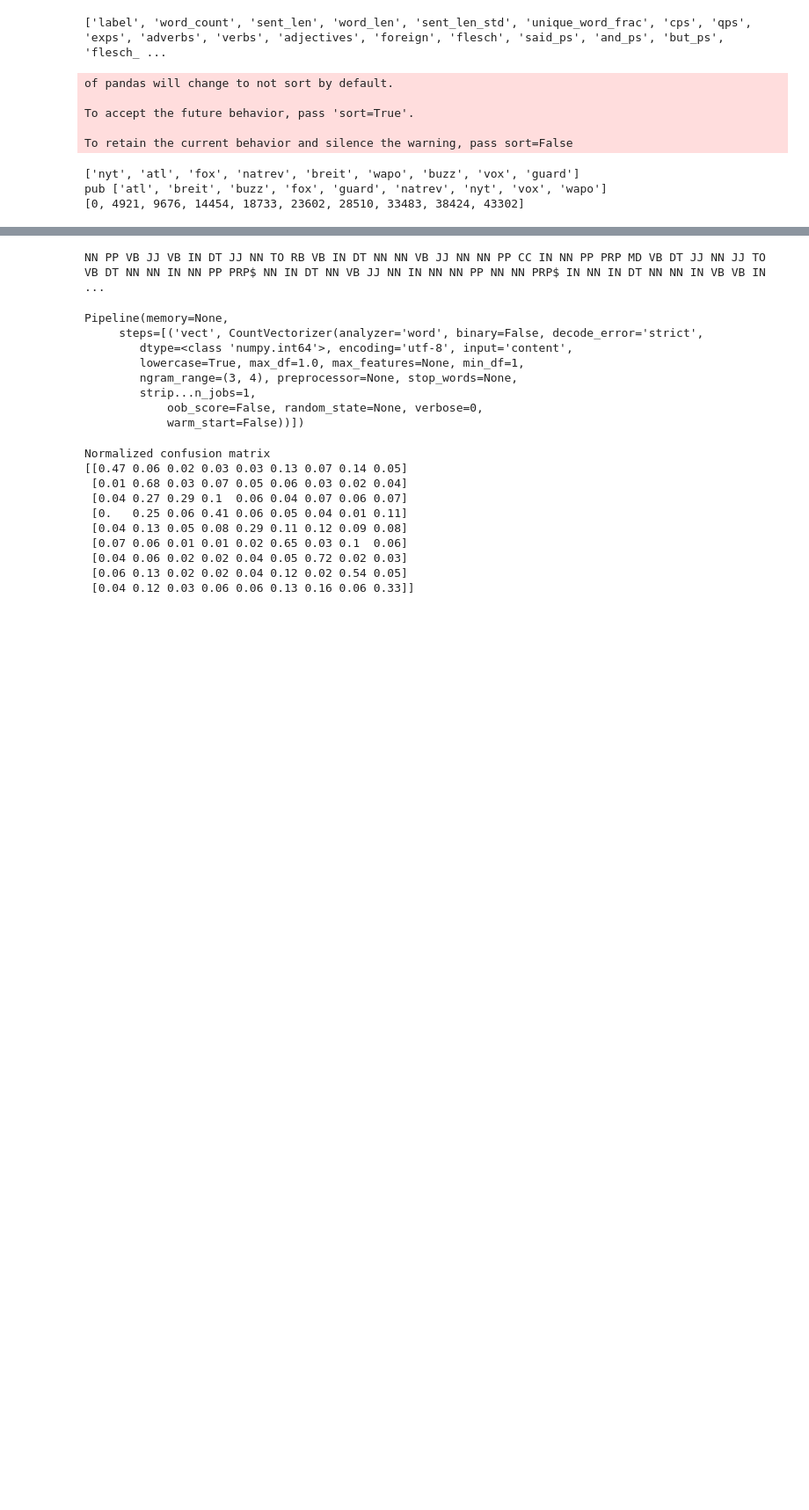
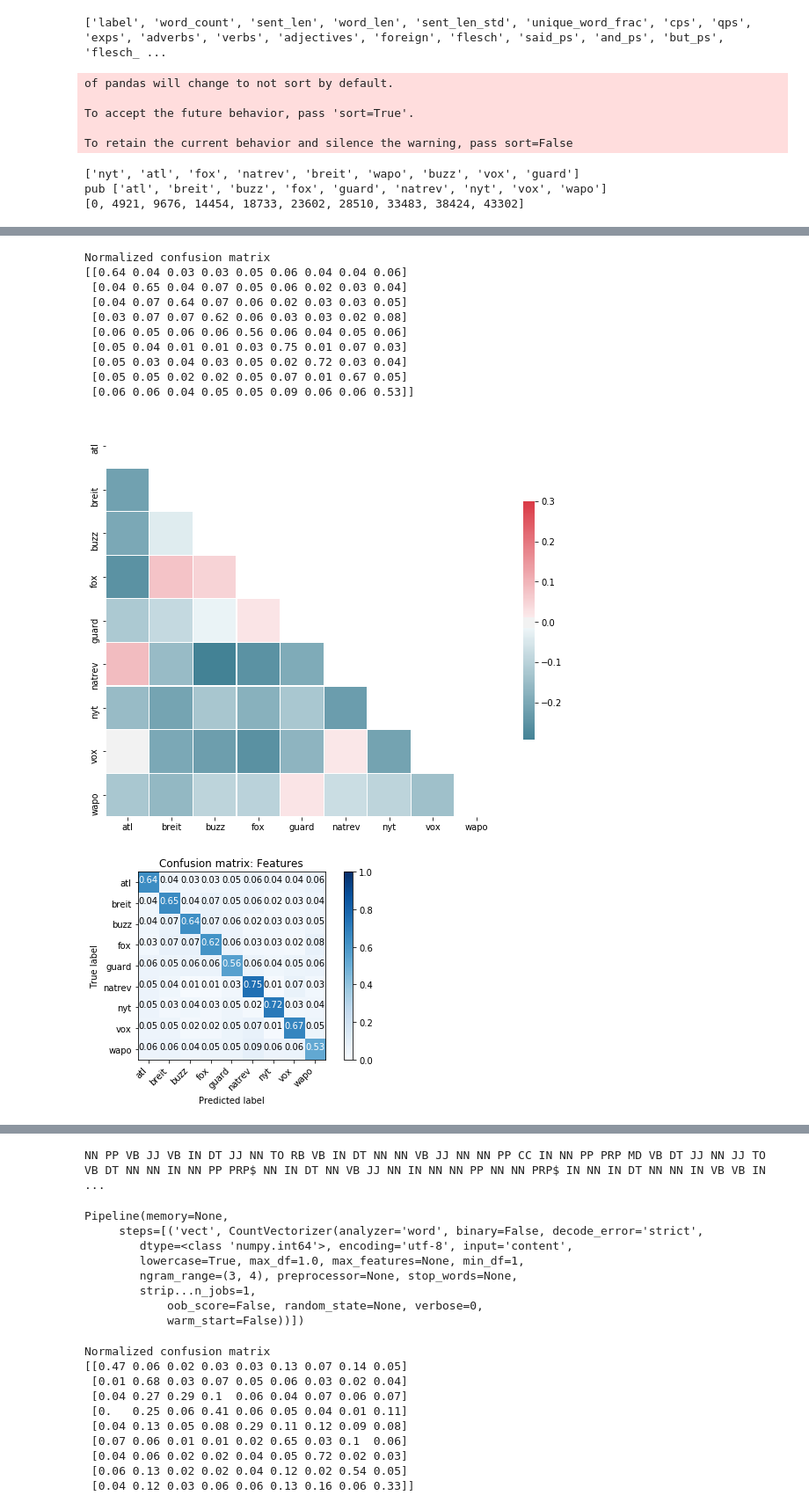
Before and after one commit to jwymbs23/insight, a Jupyter notebook: classify.ipynb, the cells around one changed output, grey strips where cells are left out. Shown: that part at 88% size. Drawn from its saved outputs; the diff is of its cells as text; code cells hidden in the pictures; blank space fills up the shorter version.

Commit message:
prediction probabilities, messed with website

```diff
--- a/classify.ipynb
+++ b/classify.ipynb
@@ -325,0 +365,3 @@ y_stats_pred = stats_pipeline.predict(X_stats_test)
+# %%
+y_stats_pred_prob = stats_pipeline.predict_proba(X_stats_test)
+print(y_stats_pred_prob)
@@ -326 +376,38 @@ y_stats_pred = stats_pipeline.predict(X_stats_test)
+# %%
+#top_one = y_stats_pred_prob[np.where( np.argmax(y_stats_pred_prob) == 2 )]#, interpolation = None)
+#top_one = [i for i in y_stats_pred_prob if np.argmax(i) == 0]
+#print(top_one)
+#plt.imshow(top_one[:30], interpolation = None)
+
+corr = pd.DataFrame({pub_names[i]: (y_stats_pred_prob[:,i]) for i in range(len(pub_names))}).corr()
+
+mask = np.zeros_like(corr, dtype=np.bool)
+mask[np.triu_indices_from(mask)] = True
+
+cmap = sns.diverging_palette(220, 10, as_cmap=True)
+plt.figure(figsize=(10,10))
+# Draw the heatmap with the mask and correct aspect ratio
+sns.heatmap(corr,cmap=cmap, center=0, mask = mask, vmax=.3,
+            square=True, linewidths=.3, cbar_kws={"shrink": .5})
+
+
+#for i in range(9):
+#    for j in range(i+1,9):
+#        plt.title(str(i) + ' ' + str(j))
+#        plt.scatter((y_stats_pred_prob[:,i]), (y_stats_pred_prob[:,j]))
+#        plt.show()
+score_model_top_two(y_test, y_stats_pred_prob, pub_names, 'Features')
+# %% [output]
+Normalized confusion matrix
+[[0.64 0.04 0.03 0.03 0.05 0.06 0.04 0.04 0.06]
+ [0.04 0.65 0.04 0.07 0.05 0.06 0.02 0.03 0.04]
+ [0.04 0.07 0.64 0.07 0.06 0.02 0.03 0.03 0.05]
+ [0.03 0.07 0.07 0.62 0.06 0.03 0.03 0.02 0.08]
+ [0.06 0.05 0.06 0.06 0.56 0.06 0.04 0.05 0.06]
+ [0.05 0.04 0.01 0.01 0.03 0.75 0.01 0.07 0.03]
+ [0.05 0.03 0.04 0.03 0.05 0.02 0.72 0.03 0.04]
+ [0.05 0.05 0.02 0.02 0.05 0.07 0.01 0.67 0.05]
+ [0.06 0.06 0.04 0.05 0.05 0.09 0.06 0.06 0.53]]
+[figure, added]
+[figure, added]
 # %%
```
Also changed, not shown: parts of 15 cells of this notebook, 4 other files.
